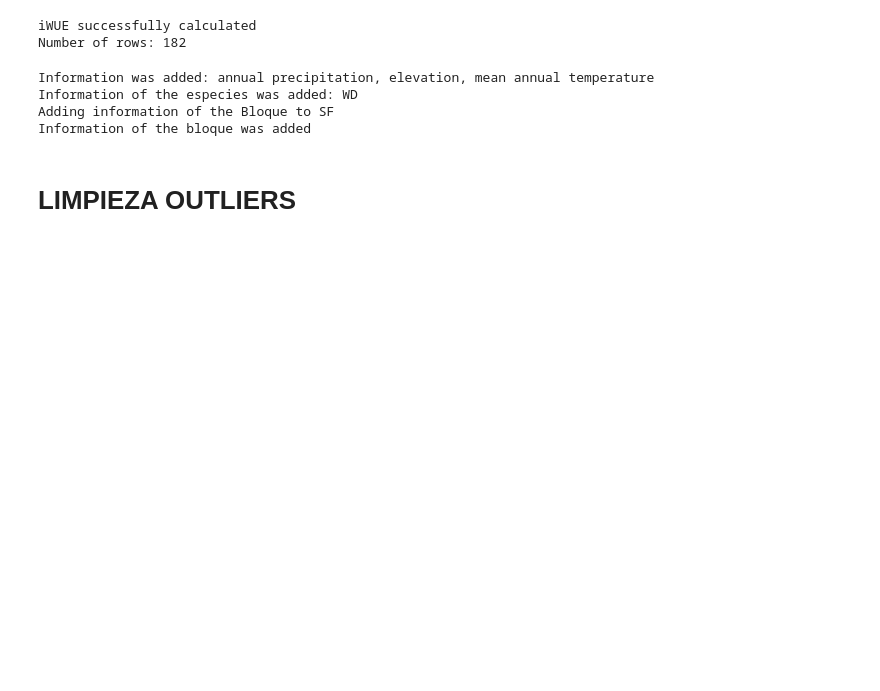
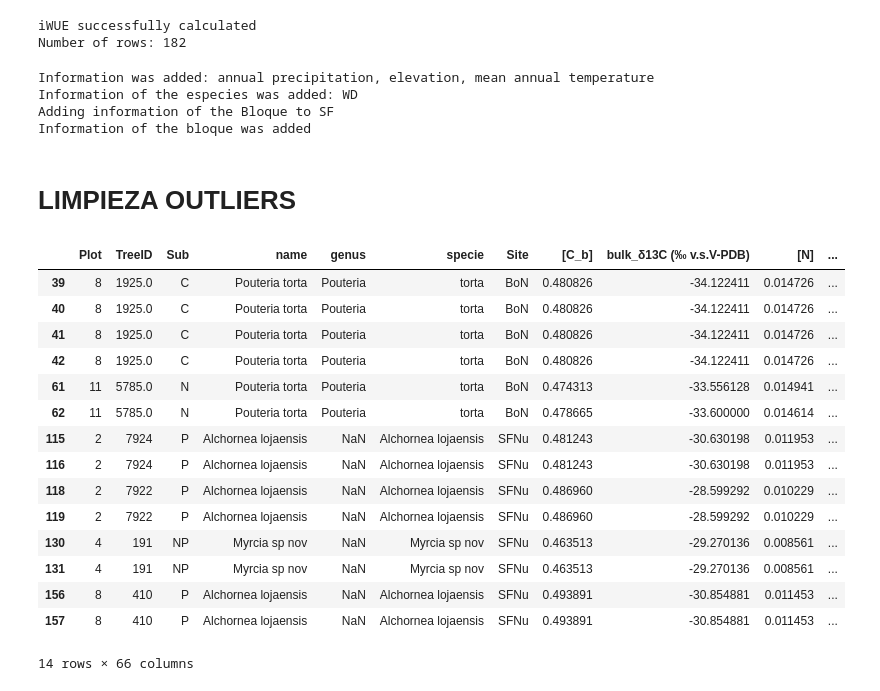
Before and after one commit to ajchavez94/NUMEX_preliminar, a Jupyter notebook: Results_isofys/Cleaning.ipynb, the cells around one changed output. Drawn from its saved outputs; the diff is of its cells as text; code cells hidden in the pictures; blank space fills up the shorter version.

Commit message:
data summary

```diff
--- a/Results_isofys/Cleaning.ipynb
+++ b/Results_isofys/Cleaning.ipynb
@@ -366,6 +366,40 @@ data.loc[mask_2062, named13C_cellulose] = data.loc[mask_2062, named13C_bulk]
 # TreeID 2120: cellulose value too high → use bulk instead
 mask_2120 = data["TreeID"] == 2120
 data.loc[mask_2120, named13C_cellulose] = data.loc[mask_2120, named13C_bulk]
+
+# Errors with the database.
+changes = {
+    2062: "C",
+    2119: "N",
+    19004: "N"
+}
+
+data["Sub"] = data.apply(
+    lambda row: changes.get(row["TreeID"], row["Sub"]),
+    axis=1
+)
+# %%
+duplicados = data[data["TreeID"].duplicated(keep=False)]
+duplicados
+
+#data = data.drop_duplicates(subset="TreeID", keep="first")
+# %% [output]
+|  | Plot | TreeID | Sub | name | genus | specie | Site | [C_b] | bulk_δ13C (‰ v.s.V-PDB) | [N] | ... |
+| 39 | 8 | 1925.0 | C | Pouteria torta | Pouteria | torta | BoN | 0.480826 | -34.122411 | 0.014726 | ... |
+| 40 | 8 | 1925.0 | C | Pouteria torta | Pouteria | torta | BoN | 0.480826 | -34.122411 | 0.014726 | ... |
+| 41 | 8 | 1925.0 | C | Pouteria torta | Pouteria | torta | BoN | 0.480826 | -34.122411 | 0.014726 | ... |
+| 42 | 8 | 1925.0 | C | Pouteria torta | Pouteria | torta | BoN | 0.480826 | -34.122411 | 0.014726 | ... |
+| 61 | 11 | 5785.0 | N | Pouteria torta | Pouteria | torta | BoN | 0.474313 | -33.556128 | 0.014941 | ... |
+| 62 | 11 | 5785.0 | N | Pouteria torta | Pouteria | torta | BoN | 0.478665 | -33.600000 | 0.014614 | ... |
+| 115 | 2 | 7924 | P | Alchornea lojaensis | NaN | Alchornea lojaensis | SFNu | 0.481243 | -30.630198 | 0.011953 | ... |
+| 116 | 2 | 7924 | P | Alchornea lojaensis | NaN | Alchornea lojaensis | SFNu | 0.481243 | -30.630198 | 0.011953 | ... |
+| 118 | 2 | 7922 | P | Alchornea lojaensis | NaN | Alchornea lojaensis | SFNu | 0.486960 | -28.599292 | 0.010229 | ... |
+| 119 | 2 | 7922 | P | Alchornea lojaensis | NaN | Alchornea lojaensis | SFNu | 0.486960 | -28.599292 | 0.010229 | ... |
+| 130 | 4 | 191 | NP | Myrcia sp nov | NaN | Myrcia sp nov | SFNu | 0.463513 | -29.270136 | 0.008561 | ... |
+| 131 | 4 | 191 | NP | Myrcia sp nov | NaN | Myrcia sp nov | SFNu | 0.463513 | -29.270136 | 0.008561 | ... |
+| 156 | 8 | 410 | P | Alchornea lojaensis | NaN | Alchornea lojaensis | SFNu | 0.493891 | -30.854881 | 0.011453 | ... |
+| 157 | 8 | 410 | P | Alchornea lojaensis | NaN | Alchornea lojaensis | SFNu | 0.493891 | -30.854881 | 0.011453 | ... |
+14 rows × 66 columns
 # %%
 #saving
 #data['Plot'] = data["Plot"].astype("category")
```
Also changed, not shown: parts of 1 cell of this notebook, 4 other files.
